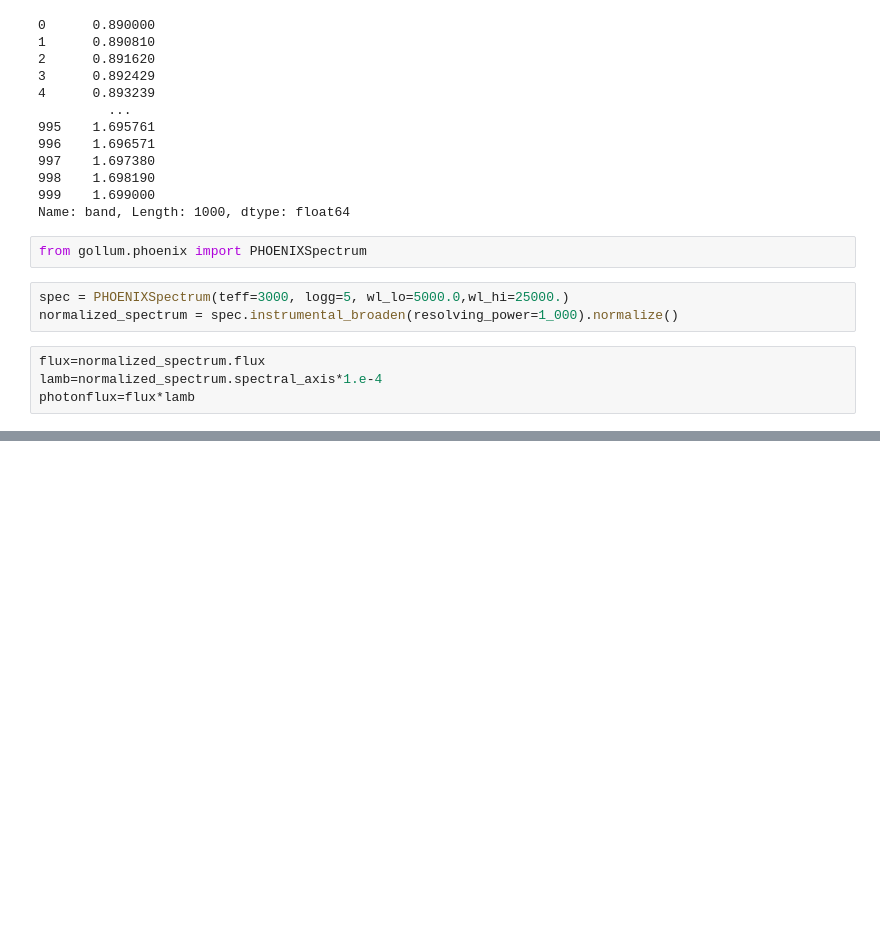
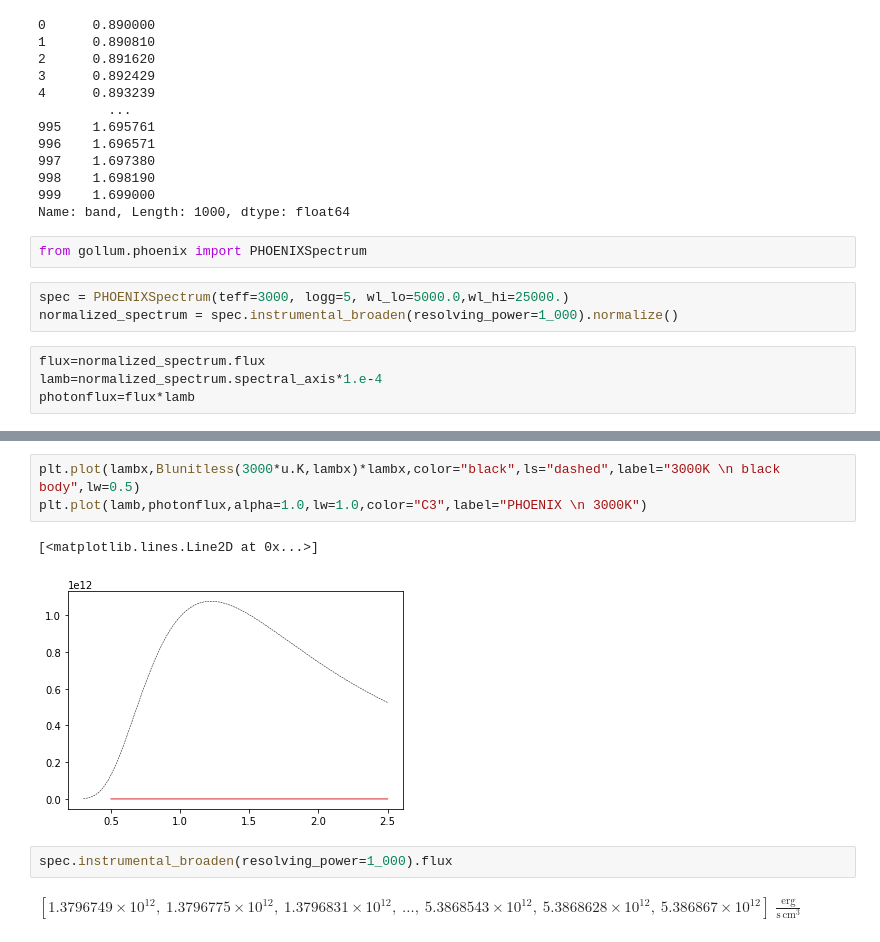
Before and after one commit to HajimeKawahara/exocounts, a Jupyter notebook: examples/jasmine/filter/satellites.ipynb, the cells around one changed output, grey strips where cells are left out. Drawn from its saved outputs; the diff is of its cells as text; blank space fills up the shorter version.

```diff
--- a/examples/jasmine/filter/satellites.ipynb
+++ b/examples/jasmine/filter/satellites.ipynb
@@ -63,0 +64,10 @@ plt.savefig("comp_.png", bbox_inches="tight", pad_inches=0.0)
+# %%
+plt.plot(lambx,Blunitless(3000*u.K,lambx)*lambx,color="black",ls="dashed",label="3000K \n black body",lw=0.5)
+plt.plot(lamb,photonflux,alpha=1.0,lw=1.0,color="C3",label="PHOENIX \n 3000K")
+# %% [output]
+[<matplotlib.lines.Line2D at 0x...>]
+[figure, added]
+# %%
+spec.instrumental_broaden(resolving_power=1_000).flux
+# %% [output]
+$[1.3796749 \times 10^{12},~1.3796775 \times 10^{12},~1.3796831 \times 10^{12},~\dots,~5.3868543 \times 10^{12},~5.3868628 \times 10^{12},~5.386867 \times 10^{12}] \; \mathrm{\frac{erg}{s\,cm^{3}}}$
```
Also changed, not shown: parts of 1 cell of this notebook, 2 other files.
